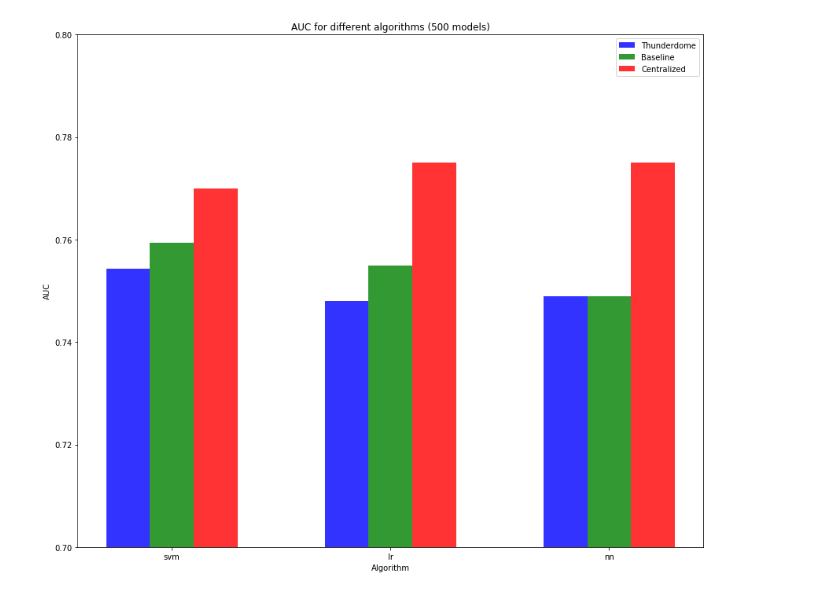
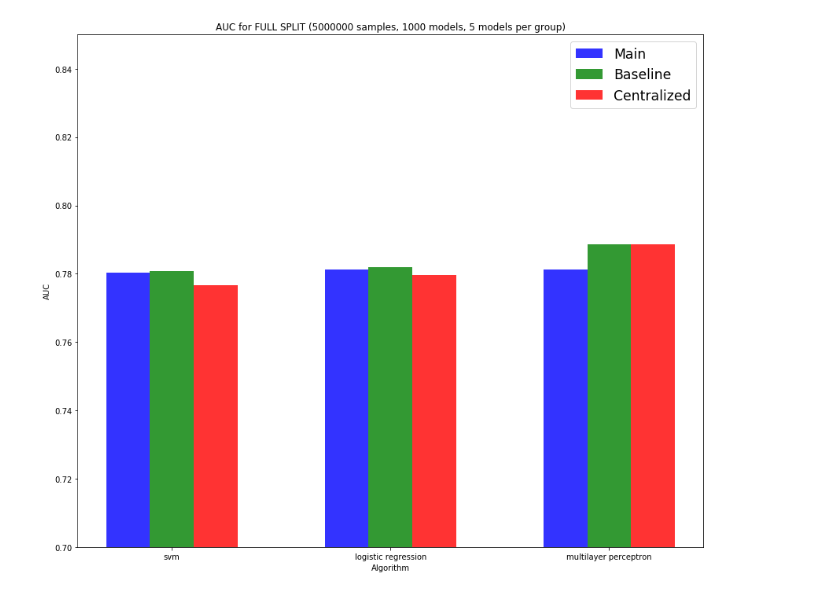
Before and after one commit to alisakhatipova/Parallel-Machine-Learning, a Jupyter notebook: split_exp.ipynb, the cells around one changed output. Drawn from its saved outputs; the diff is of its cells as text; code cells hidden in the pictures.

```diff
--- a/split_exp.ipynb
+++ b/split_exp.ipynb
@@ -44,41 +99,42 @@ plt.show()
 # %%
-algs = ['svm', 'lr', 'nn'
+# full split
+algs = ['svm', 'logistic regression', 'multilayer perceptron']
 # data to plot
 n_groups = 3
-thund = [0.7543, 0.748, 0.749]
-baseline = [0.75943, 0.755, 0.749]
-centr = [0.77, 0.775, 0.775]
+thund = [alg_svm_aver_full, alg_lr_aver_full, alg_lr_aver_full]
+baseline = [alg_svm_aver_full_baseline, alg_lr_aver_full_baseline, alg_nn_aver_full_baseline]
+centr = [alg_svm_aver_real, alg_lr_aver_real, alg_nn_aver_real]
 
 # create plot
 fig, ax = plt.subplots(figsize=(12, 10))
 index = np.arange(n_groups)
 bar_width = 0.2
 opacity = 0.8
 ax.set_ylim(ymin=0.7)
-ax.set_ylim(ymax=0.8)
+ax.set_ylim(ymax=0.85)
 rects1 = plt.bar(index, thund, bar_width,
                  alpha=opacity,
                  color='b',
-                 label='Thunderdome')
+                 label='Main')
 
 rects2 = plt.bar(index + bar_width, baseline, bar_width,
                  alpha=opacity,
                  color='g',
                  label='Baseline')
 
 rects2 = plt.bar(index + 2*bar_width, centr, bar_width,
                  alpha=opacity,
                  color='r',
                  label='Centralized')
 
 plt.xlabel('Algorithm')
 plt.ylabel('AUC')
-plt.title('AUC for different algorithms (500 models)')
+plt.title('AUC for FULL SPLIT (5000000 samples, 1000 models, 5 models per group)')
 plt.xticks(index + bar_width, algs)
-plt.legend()
+plt.legend(fontsize = 'xx-large')
 
 plt.tight_layout()
 plt.show()
 # %% [output]
-[figure, old version]
+[figure, new version]
 # %%
```
Also changed, not shown: parts of 7 cells of this notebook, 1 other file.
